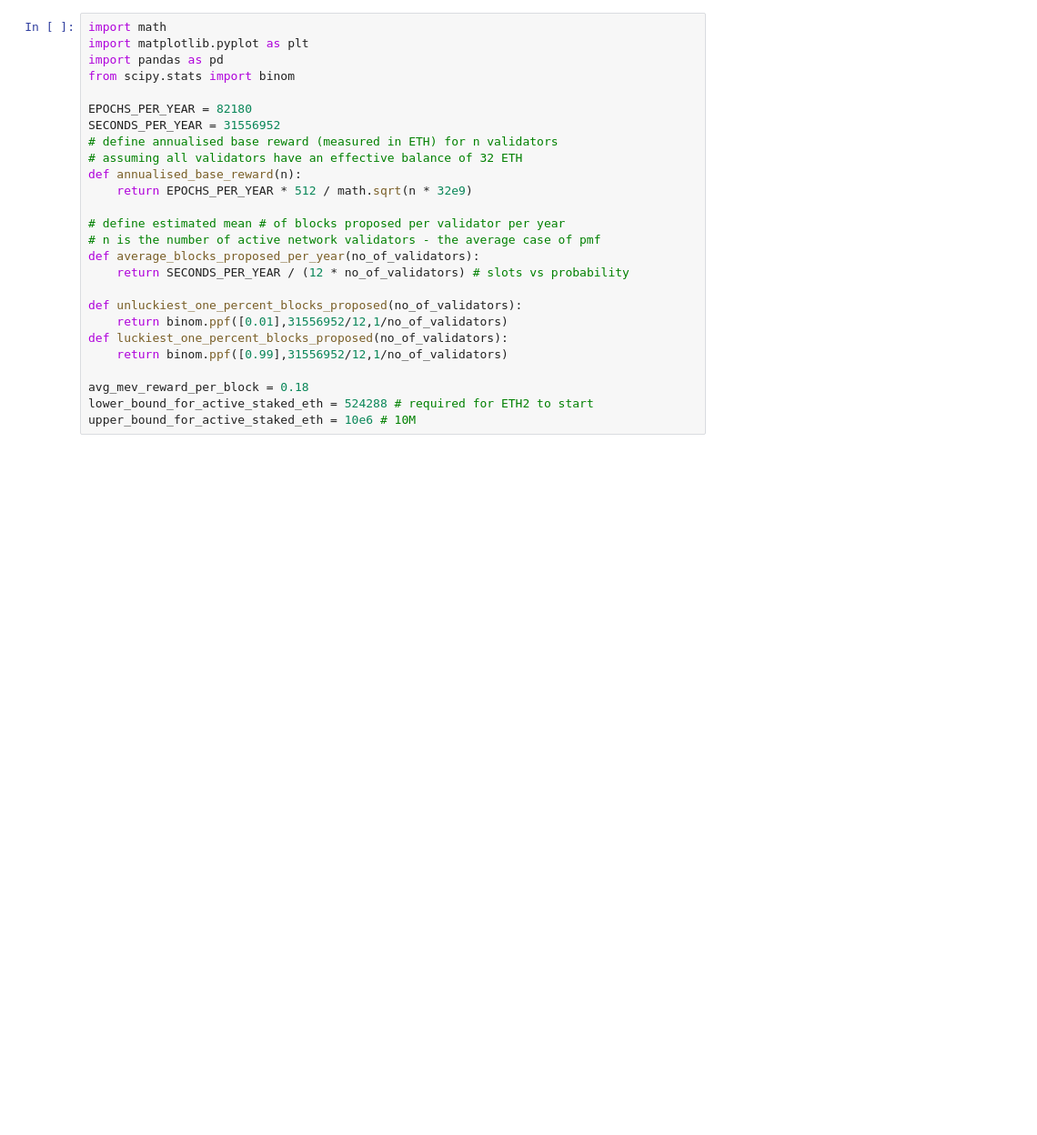
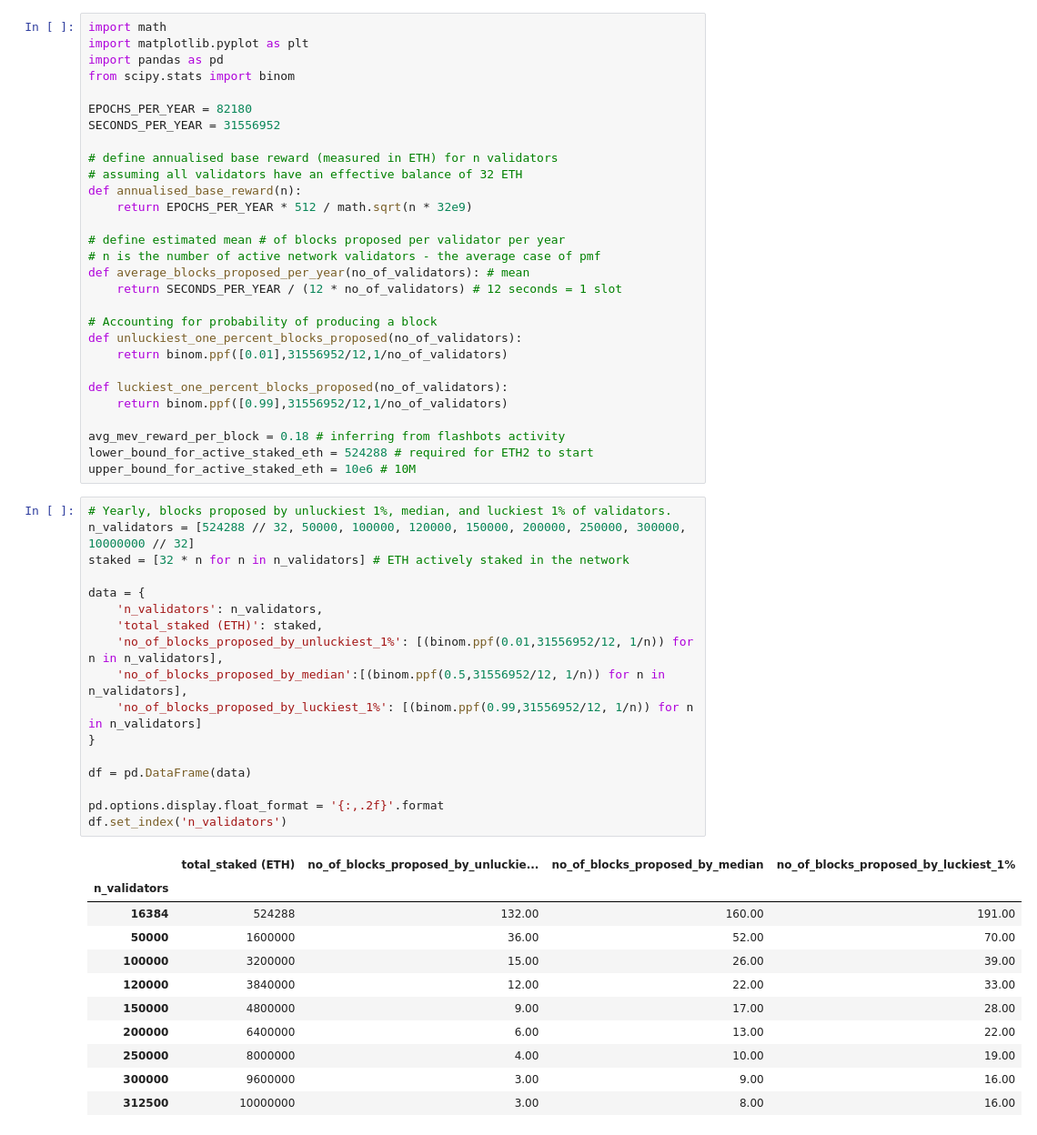
Before and after one commit to taarushv/eth2-mev-rewards, a Jupyter notebook: eth2-mev-calc.ipynb, the cells around one changed output. Shown: that part at 91% size. Drawn from its saved outputs; the diff is of its cells as text; blank space fills up the shorter version.

Commit message:
more data

```diff
--- a/final-eth2-mev-calc.ipynb
+++ b/eth2-mev-calc.ipynb
@@ -6,6 +6,7 @@ from scipy.stats import binom
 
 EPOCHS_PER_YEAR = 82180
 SECONDS_PER_YEAR = 31556952
+
 # define annualised base reward (measured in ETH) for n validators
 # assuming all validators have an effective balance of 32 ETH
 def annualised_base_reward(n):
@@ -13,16 +14,47 @@ def annualised_base_reward(n):
 
 # define estimated mean # of blocks proposed per validator per year
 # n is the number of active network validators - the average case of pmf
-def average_blocks_proposed_per_year(no_of_validators):
-    return SECONDS_PER_YEAR / (12 * no_of_validators) # slots vs probability
+def average_blocks_proposed_per_year(no_of_validators): # mean
+    return SECONDS_PER_YEAR / (12 * no_of_validators) # 12 seconds = 1 slot
 
+# Accounting for probability of producing a block
 def unluckiest_one_percent_blocks_proposed(no_of_validators):
     return binom.ppf([0.01],31556952/12,1/no_of_validators)
+
 def luckiest_one_percent_blocks_proposed(no_of_validators):
     return binom.ppf([0.99],31556952/12,1/no_of_validators)
 
-avg_mev_reward_per_block = 0.18
+avg_mev_reward_per_block = 0.18 # inferring from flashbots activity
 lower_bound_for_active_staked_eth = 524288 # required for ETH2 to start
 upper_bound_for_active_staked_eth = 10e6 # 10M
+# %%
+# Yearly, blocks proposed by unluckiest 1%, median, and luckiest 1% of validators.
+n_validators = [524288 // 32, 50000, 100000, 120000, 150000, 200000, 250000, 300000, 10000000 // 32]
+staked = [32 * n for n in n_validators] # ETH actively staked in the network
+
+data = {
+    'n_validators': n_validators,
+    'total_staked (ETH)': staked,
+    'no_of_blocks_proposed_by_unluckiest_1%': [(binom.ppf(0.01,31556952/12, 1/n)) for n in n_validators],
+    'no_of_blocks_proposed_by_median':[(binom.ppf(0.5,31556952/12, 1/n)) for n in n_validators],
+    'no_of_blocks_proposed_by_luckiest_1%': [(binom.ppf(0.99,31556952/12, 1/n)) for n in n_validators]
+}
+
+df = pd.DataFrame(data)
+
+pd.options.display.float_format = '{:,.2f}'.format
+df.set_index('n_validators')
+# %% [output]
+|  | total_staked (ETH) | no_of_blocks_proposed_by_unluckie... | no_of_blocks_proposed_by_median | no_of_blocks_proposed_by_luckiest_1% |
+| n_validators |  |  |  |  |
+| 16384 | 524288 | 132.00 | 160.00 | 191.00 |
+| 50000 | 1600000 | 36.00 | 52.00 | 70.00 |
+| 100000 | 3200000 | 15.00 | 26.00 | 39.00 |
+| 120000 | 3840000 | 12.00 | 22.00 | 33.00 |
+| 150000 | 4800000 | 9.00 | 17.00 | 28.00 |
+| 200000 | 6400000 | 6.00 | 13.00 | 22.00 |
+| 250000 | 8000000 | 4.00 | 10.00 | 19.00 |
+| 300000 | 9600000 | 3.00 | 9.00 | 16.00 |
+| 312500 | 10000000 | 3.00 | 8.00 | 16.00 |
 # %%
 # tabulate returns for various amounts of validators with and without MEV
```
Also changed, not shown: parts of 5 cells of this notebook, 1 other file.
